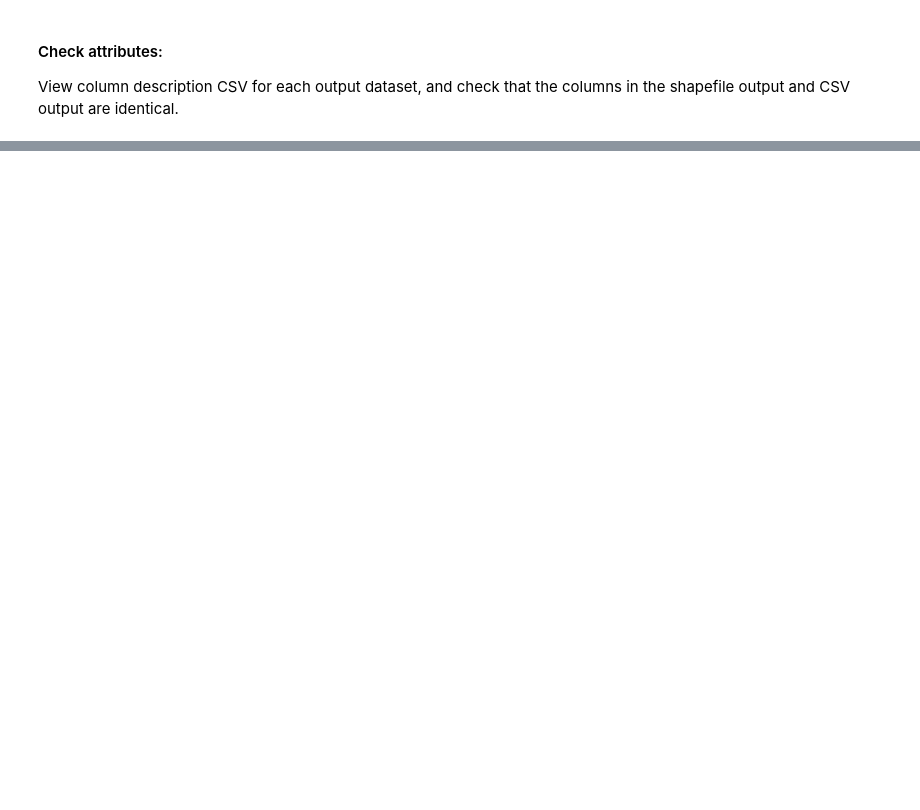
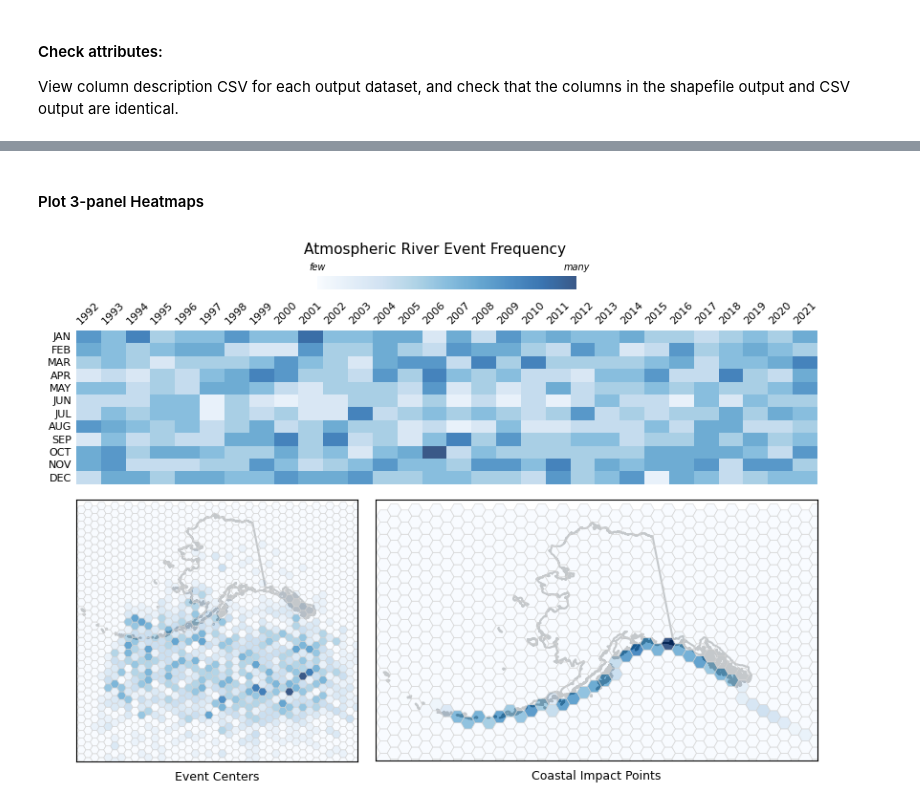
Before and after one commit to ua-snap/ar_avalanche, a Jupyter notebook: AR_QC.ipynb, the cells around one changed output, grey strips where cells are left out. Drawn from its saved outputs; the diff is of its cells as text; code cells hidden in the pictures; blank space fills up the shorter version.

```diff
--- a/AR_QC.ipynb
+++ b/AR_QC.ipynb
@@ -586,0 +274,21 @@ Text(0.5, 1.08, 'AR Event #: 1729\n\nStart: 2020-11-26T06:00:00.000000000\nEnd:
+# %% [markdown]
+#### Plot 3-panel Heatmaps
+# %%
+#AR event frequency
+hexgrid = create_hexgrid(ak, events, 70000)
+centroid_count, pt_count, prop = agg_by_hexgrid_cells_and_year_month(hexgrid, 'Grid_ID', events, 'count', 'count', allow_na=False)
+coast_count, _pt_count, _prop = agg_by_hexgrid_cells_and_year_month(hexgrid, 'Grid_ID', coast_pts, 'count', 'count', allow_na=False)
+plot_3panel_heatmaps(
+    pt=pt_count,
+    ak=ak,
+    hexdf_full=centroid_count,
+    hexdf_coast=coast_count,
+    prop=prop,
+    cmap='Blues',
+    title='Atmospheric River Event Frequency',
+    cbar_labels=['few', 'many'],
+    dev=False,
+    enso='None'
+    )
+# %% [output]
+[figure, added]
```
Also changed, not shown: parts of 49 cells of this notebook, 6 other files.
